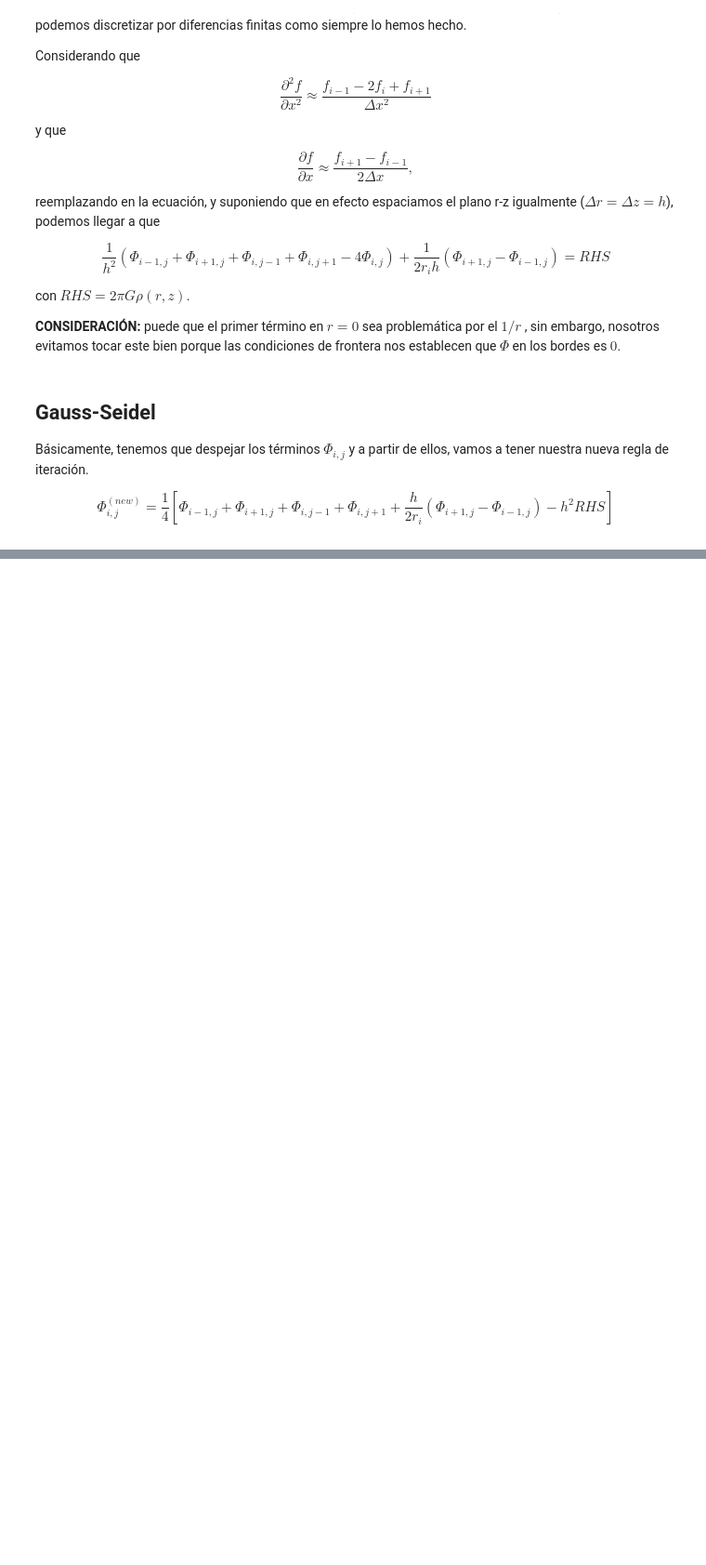
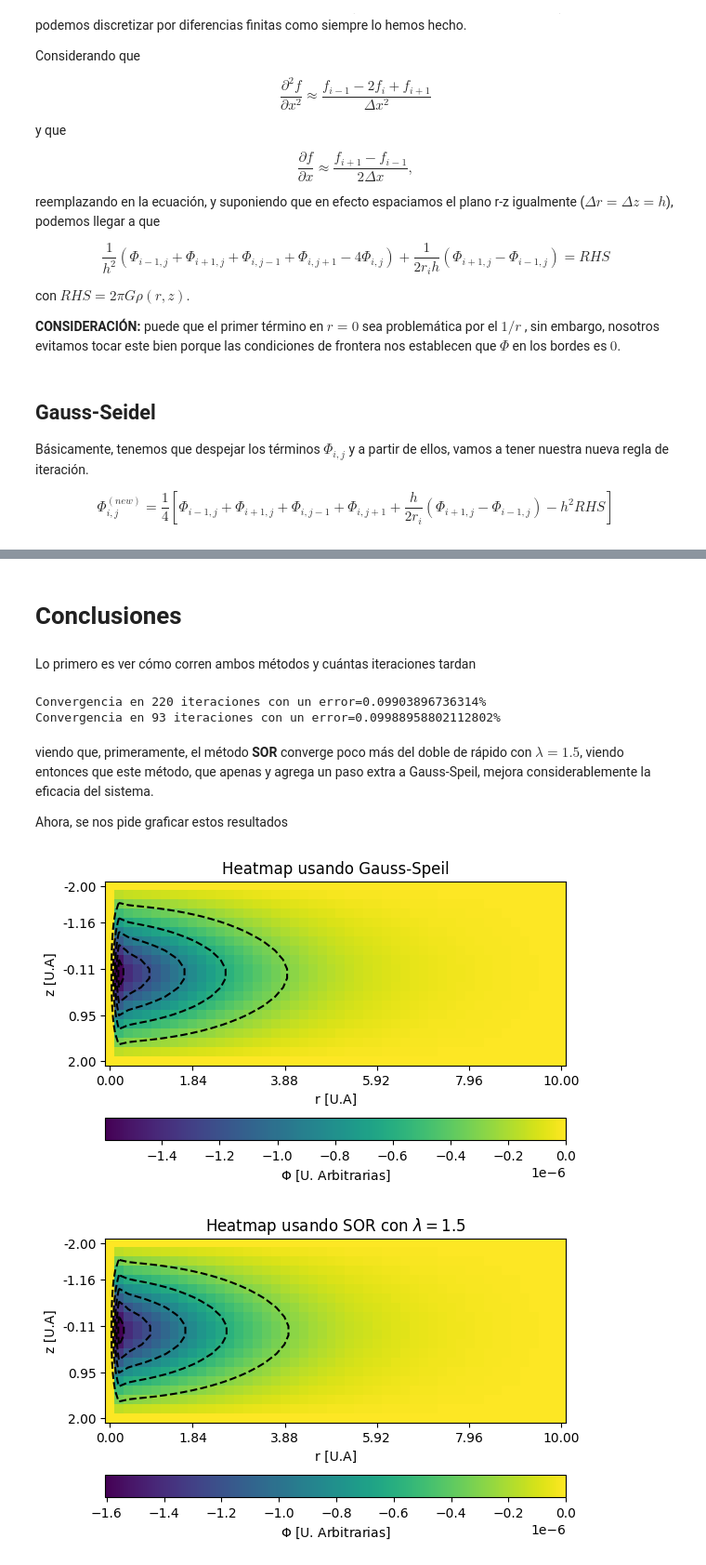
Before and after one commit to saacostad/ComputationalAstroPhysics, a Jupyter notebook: PotencialGravitacionalDiscoProtoplanetario.ipynb, the cells around one changed output, grey strips where cells are left out. Shown at 93% size. Cells and saved outputs as stored; diff of their text form; code cells hidden in the pictures; blank space fills up the shorter version.

```diff
--- a/PotencialGravitacionalDiscoProtoplanetario.ipynb
+++ b/PotencialGravitacionalDiscoProtoplanetario.ipynb
@@ -108,8 +141,0 @@ def Gauss_Seidel(r, z, PHI):
-# %%
-r = np.linspace(0, Rmax, Nr)
-z = np.linspace(-Zmax, Zmax, Nz)
-
-PHI = np.zeros([Nr, Nz])
-
-for i in range(10):
-    PHI = Gauss_Seidel(z, r, PHI.T) # Esto actualiza el campo
@@ -117,0 +152,23 @@ IndexError: index 20 is out of bounds for axis 1 with size 20
+# %%
+def SOR(r, z, PHI, lamb = 1.5):
+    """ Función que toma la mesh en un instante dado de tiempo y actualiza con Gauss-Seidel puro"""
+
+    # Obtenemos los shapes para hacer las iteraciones
+    Rshape = r.shape[0]
+    Zshape = z.shape[0]
+
+    # Como las condiciones de frontera me dejan en 0.0 todos los bordes, iteramos en el interior
+    for i in range(1, Rshape - 1):
+        for j in range(1, Zshape - 1):
+
+            # Guardamos la entrada
+            PHI_viejo = PHI[i, j]
+
+            # Evolucionamos como Gauss_Speil
+            PHI_nuevo = 0.25 * ( PHI[i-1, j] + PHI[i+1, j] + PHI[i, j-1] + PHI[i, j+1]
+                                 + (hc / (2. * r[i]) )*( PHI[i+1, j] - PHI[i-1, j] ) - hc**2 * RHS(r[i], z[j]) )
+
+            # Creamos la nueva entrada relajada
+            PHI[i, j] = lamb*PHI_nuevo + (1. - lamb)*PHI_viejo
+
+    return PHI
@@ -133,0 +245,29 @@ plt.show()
+# %% [markdown]
+# Conclusiones
+# %% [markdown]
+Lo primero es ver cómo corren ambos métodos y cuántas iteraciones tardan
+# %%
+# Creamos el mesh
+r = np.linspace(0, Rmax, Nr)
+z = np.linspace(-Zmax, Zmax, Nz)   # Como estamos en cilíndricas, esperamos que sea simétrico en el eje z
+
+# Inicializamos una matrix que represente \Phi
+PHI = np.zeros([Nr, Nz])
+
+# Evolucionamos por GS
+PHI_GS = evol_Gauss_Seidel(r, z, PHI.copy(), evol_algorithm=Gauss_Seidel)
+PHI_SOR = evol_Gauss_Seidel(r, z, PHI.copy(), evol_algorithm=SOR, lamb = 1.5)
+# %% [output]
+Convergencia en 220 iteraciones con un error=0.09903896736314%
+Convergencia en 93 iteraciones con un error=0.09988958802112802%
+# %% [markdown]
+viendo que, primeramente, el método __SOR__ converge poco más del doble de rápido con $\lambda = 1.5$, viendo entonces que este método, que apenas y agrega un paso extra a Gauss-Speil, mejora considerablemente la eficacia del sistema.
+
+
+Ahora, se nos pide graficar estos resultados
+# %%
+create_plots(PHI_GS, r, z, method = "Gauss-Speil")
+create_plots(PHI_SOR, r, z, method = "SOR con $\lambda = 1.5$")
+# %% [output]
+[figure, added]
+[figure, added]
```
Also changed, not shown: parts of 13 cells of this notebook, 1 other file.
